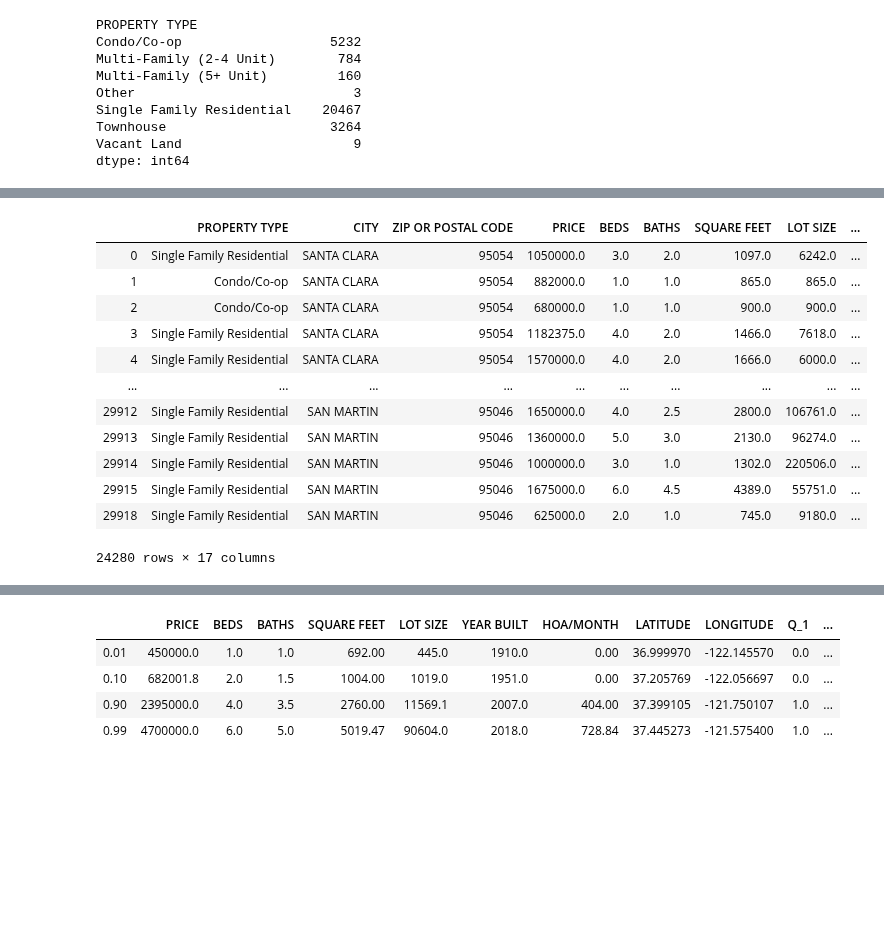
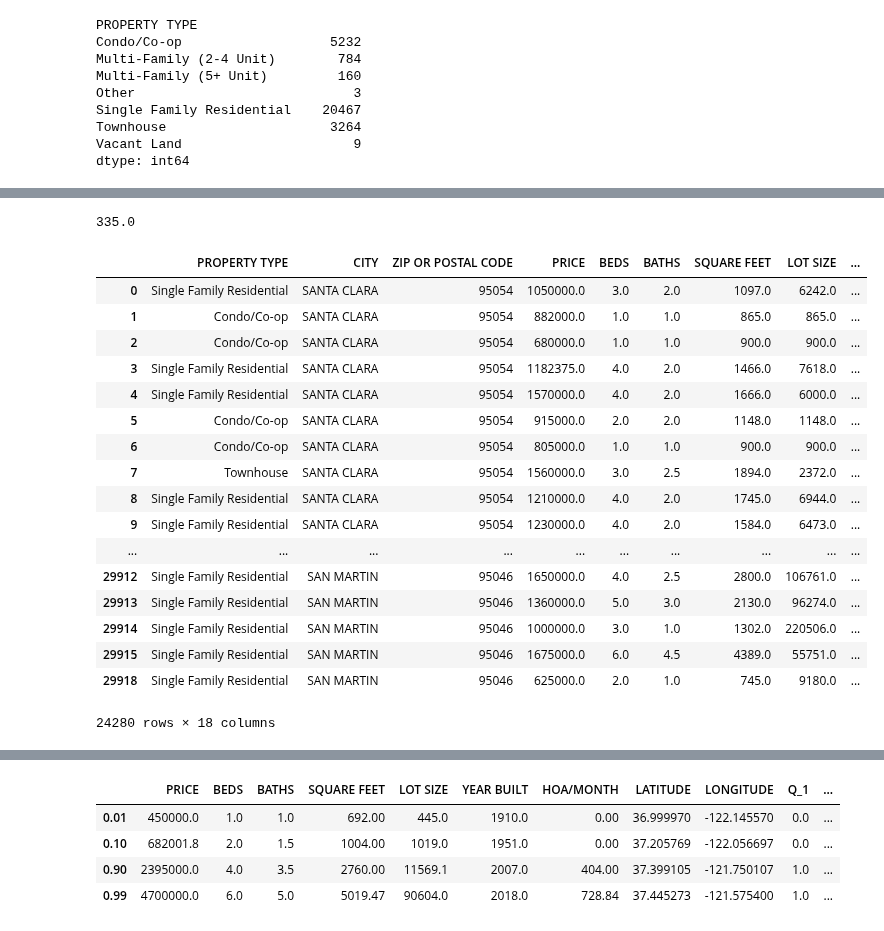
Before and after one commit to Armclimber/Projects, a Jupyter notebook: Capstone1/Data Wrangling.ipynb, the cells around one changed output, grey strips where cells are left out. Cells and saved outputs as stored; diff of their text form; code cells hidden in the pictures; blank space fills up the shorter version.

```diff
--- a/Capstone1/Data Wrangling.ipynb
+++ b/Capstone1/Data Wrangling.ipynb
@@ -2,8 +2,8 @@
 import pandas as pd
 import numpy as np
 # %%
-#data_path = "C:/Users/armcl/Python/Springboard_Cap1/Data/" #Home
-data_path = "C:/Users/yyzhao/python/Springboard/Capstone1/Data/" #Work
+data_path = "C:/Users/armcl/Python/Springboard_Cap1/Data/" #Home
+#data_path = "C:/Users/yyzhao/python/Springboard/Capstone1/Data/" #Work
 # %%
 #Read Redfin data
 redfin = pd.read_csv(data_path + "Redfin/Santa_Clara_County.csv")
@@ -149,6 +154,18 @@ redfin_filtered
 | 29915 | March-29-2018 | Single Family Residential | SAN MARTIN | CA | 95046 | 1675000.0 | 6.0 | 4.5 | ... |
 | 29918 | January-11-2019 | Single Family Residential | SAN MARTIN | CA | 95046 | 625000.0 | 2.0 | 1.0 | ... |
 25905 rows × 19 columns
+# %%
+#Segmenting by num of beds does not make much difference; will just use median for all beds
+#redfin_filtered.loc[(redfin_filtered['PROPERTY TYPE'] == 'Single Family Residential') &
+#                    (redfin_filtered['BEDS'] == 3), 'HOA/MONTH'].median()
+
+HOA_BY_TYPE = redfin_filtered.groupby('PROPERTY TYPE').median()['HOA/MONTH'].to_frame()
+
+#Replace NaN HOA with median based on property type
+
+HOA_BY_TYPE.loc['Townhouse','HOA/MONTH']
+# %% [output]
+335.0
 # %%
 #More wrangling on outliers
 
@@ -156,40 +173,52 @@ redfin_filtered
 redfin_filtered = redfin_filtered.loc[redfin_filtered['STATE OR PROVINCE'] == 'CA',:]
 
 #Remove observations with extreme or NAN beds, baths, square feet, lot size, year built
 #Note: lot size can be 0 for example condos or townhouses
 redfin_filtered = redfin_filtered[(redfin_filtered['PRICE'] > 100000) & (redfin_filtered['BEDS'] > 0) &
 (redfin_filtered['BATHS'] > 0) & (redfin_filtered['SQUARE FEET'] > 10) &
 (redfin_filtered['LOT SIZE'].notnull()) & (redfin_filtered['YEAR BUILT'] > 0)]
 
 #Some zipcodes are not in 5 digit formats
 redfin_filtered['ZIP OR POSTAL CODE'] = redfin_filtered['ZIP OR POSTAL CODE'].str[:5]
 
 #Replace NaN with 0 for HOA? is this assumption valid?
 redfin_filtered['HOA/MONTH'].fillna(0, inplace=True)
 
 #Add a column which is the total size of living square feet and lot
 redfin_filtered['TOTAL SIZE'] = redfin_filtered['SQUARE FEET'] + redfin_filtered['LOT SIZE']
 
 #Drop columns that are not relevant anymore
 redfin_filtered = redfin_filtered.drop(columns = ['SOLD DATE', 'QUARTER', 'STATE OR PROVINCE'])
 
+#number of inventory will decide price (supply/demand)
+#use the number of sales in each zip code to proxy inventory
+
+sale_num_zip = redfin_filtered.groupby('ZIP OR POSTAL CODE').size().to_frame(name='sale_num_zip')
+redfin_filtered = pd.merge(redfin_filtered, sale_num_zip, left_on = ['ZIP OR POSTAL CODE'],
+                      right_index=True, how='left')
+
 #Drop duplicates (due to downloading constraints)
 redfin_filtered = redfin_filtered.drop_duplicates()
 redfin_filtered
 # %% [output]
 |  | PROPERTY TYPE | CITY | ZIP OR POSTAL CODE | PRICE | BEDS | BATHS | SQUARE FEET | LOT SIZE | ... |
 | 0 | Single Family Residential | SANTA CLARA | 95054 | 1050000.0 | 3.0 | 2.0 | 1097.0 | 6242.0 | ... |
 | 1 | Condo/Co-op | SANTA CLARA | 95054 | 882000.0 | 1.0 | 1.0 | 865.0 | 865.0 | ... |
 | 2 | Condo/Co-op | SANTA CLARA | 95054 | 680000.0 | 1.0 | 1.0 | 900.0 | 900.0 | ... |
 | 3 | Single Family Residential | SANTA CLARA | 95054 | 1182375.0 | 4.0 | 2.0 | 1466.0 | 7618.0 | ... |
 | 4 | Single Family Residential | SANTA CLARA | 95054 | 1570000.0 | 4.0 | 2.0 | 1666.0 | 6000.0 | ... |
+| 5 | Condo/Co-op | SANTA CLARA | 95054 | 915000.0 | 2.0 | 2.0 | 1148.0 | 1148.0 | ... |
+| 6 | Condo/Co-op | SANTA CLARA | 95054 | 805000.0 | 1.0 | 1.0 | 900.0 | 900.0 | ... |
+| 7 | Townhouse | SANTA CLARA | 95054 | 1560000.0 | 3.0 | 2.5 | 1894.0 | 2372.0 | ... |
+| 8 | Single Family Residential | SANTA CLARA | 95054 | 1210000.0 | 4.0 | 2.0 | 1745.0 | 6944.0 | ... |
+| 9 | Single Family Residential | SANTA CLARA | 95054 | 1230000.0 | 4.0 | 2.0 | 1584.0 | 6473.0 | ... |
 | ... | ... | ... | ... | ... | ... | ... | ... | ... | ... |
 | 29912 | Single Family Residential | SAN MARTIN | 95046 | 1650000.0 | 4.0 | 2.5 | 2800.0 | 106761.0 | ... |
 | 29913 | Single Family Residential | SAN MARTIN | 95046 | 1360000.0 | 5.0 | 3.0 | 2130.0 | 96274.0 | ... |
 | 29914 | Single Family Residential | SAN MARTIN | 95046 | 1000000.0 | 3.0 | 1.0 | 1302.0 | 220506.0 | ... |
 | 29915 | Single Family Residential | SAN MARTIN | 95046 | 1675000.0 | 6.0 | 4.5 | 4389.0 | 55751.0 | ... |
 | 29918 | Single Family Residential | SAN MARTIN | 95046 | 625000.0 | 2.0 | 1.0 | 745.0 | 9180.0 | ... |
-24280 rows × 17 columns
+24280 rows × 18 columns
 # %%
 redfin_filtered.describe()
 # %% [output]
```
Also changed, not shown: parts of 8 cells of this notebook.
